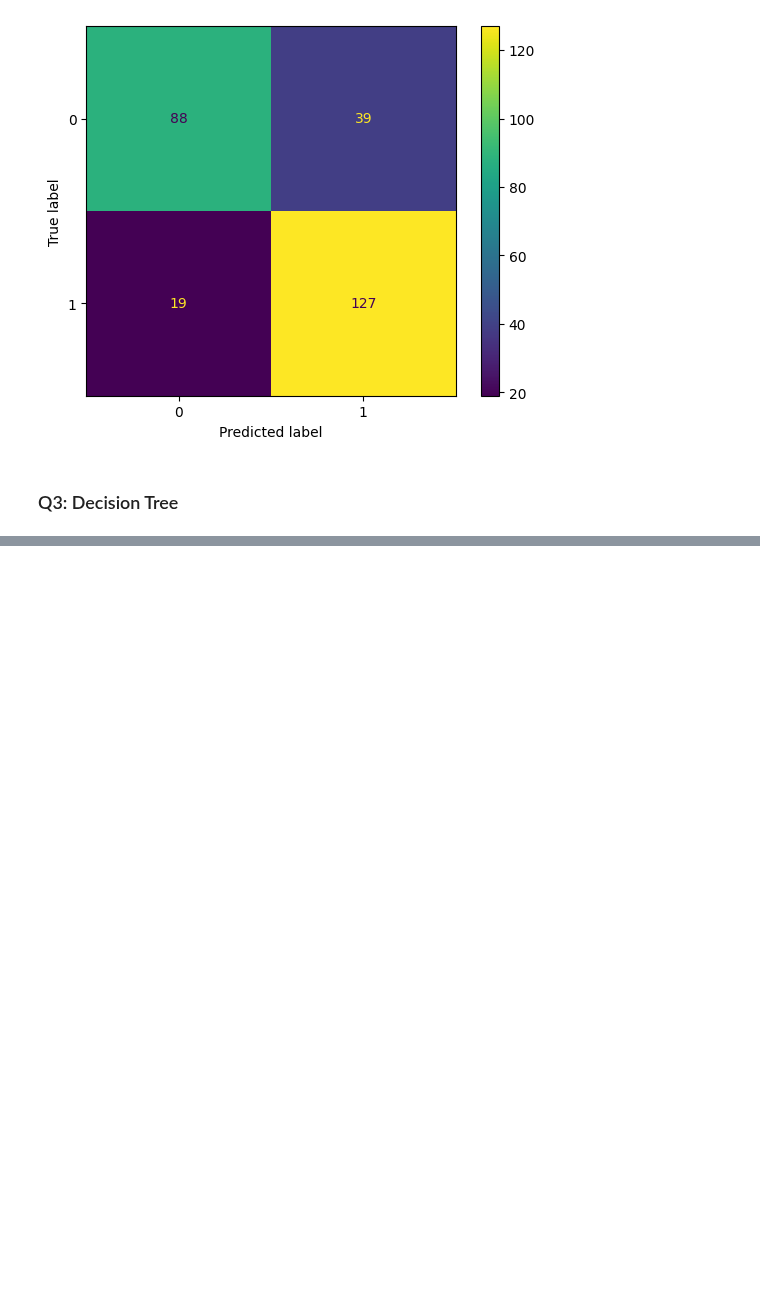
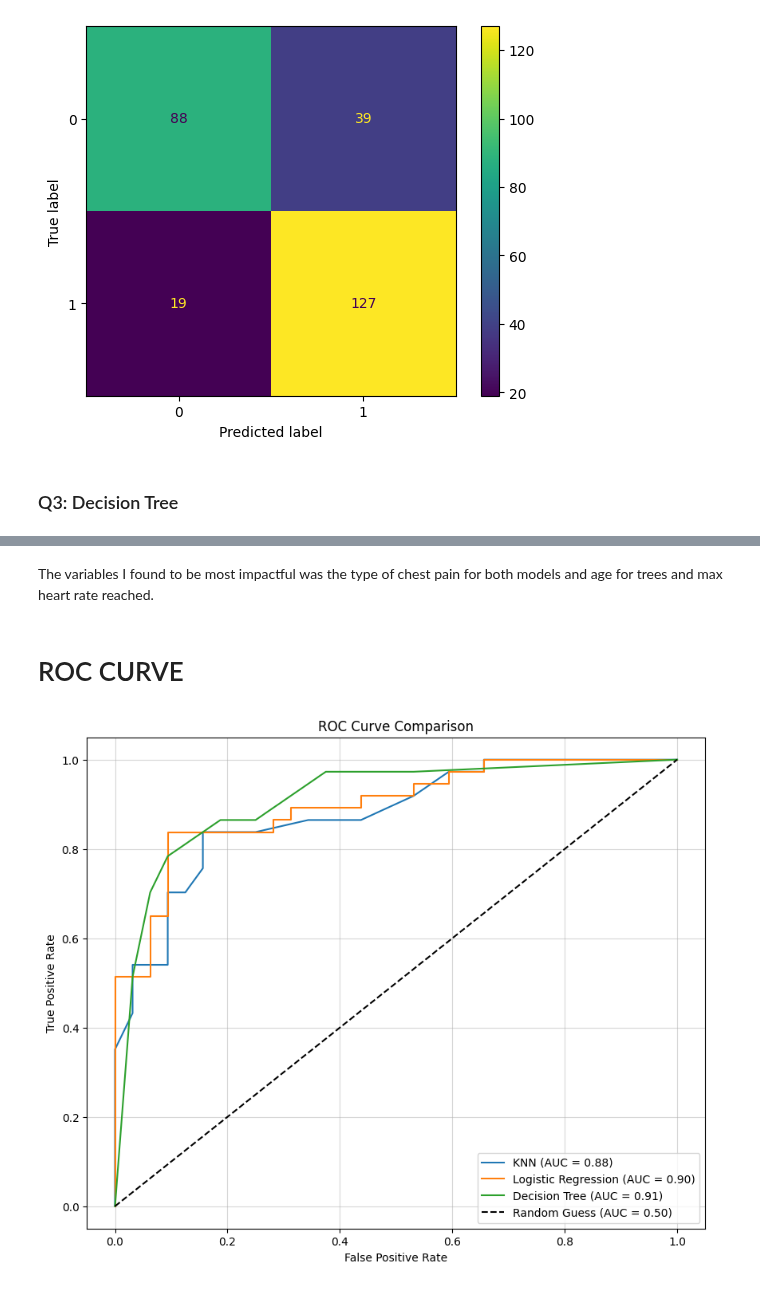
Before and after one commit to alexandragrover/GSB-544, a Jupyter notebook: Labs/Lab7/Lab7.ipynb, the cells around one changed output, grey strips where cells are left out. Saved outputs shown, nothing was run; the diff lists cells and outputs as text; code cells hidden in the pictures; blank space fills up the shorter version.

```diff
--- a/Labs/Lab7/Lab7.ipynb
+++ b/Labs/Lab7/Lab7.ipynb
@@ -209,0 +377,44 @@ ROC AUC 0.7673043324491601
+# %% [markdown]
+The variables I found to be most impactful was the type of chest pain for both models and age for trees and max heart rate reached.
+# %% [markdown]
+# ROC CURVE
+# %%
+#PLot ROC curve: used chat gpt
+X_train, X_test, y_train, y_test = train_test_split(X, y, stratify=y, random_state = 3)
+
+probs_knn = knn_model2.predict_proba(X_test)[:, 1]
+probs_log_reg = best_log_model2 .predict_proba(X_test)[:, 1]
+probs_decision_tree = dt_best_model.predict_proba(X_test)[:, 1]
+
+fpr_knn, tpr_knn, thresholds_knn = roc_curve(y_test, probs_knn)
+fpr_log_reg, tpr_log_reg, thresholds_log_reg = roc_curve(y_test, probs_log_reg)
+fpr_decision_tree, tpr_decision_tree, thresholds_decision_tree = roc_curve(y_test, probs_decision_tree)
+
+auc_knn = auc(fpr_knn, tpr_knn)
+auc_log_reg = auc(fpr_log_reg, tpr_log_reg)
+auc_decision_tree = auc(fpr_decision_tree, tpr_decision_tree)
+# %%
+#chat gpt helped me create this plot
+plt.figure(figsize=(10, 8))
+
+# KNN ROC Curve
+plt.plot(fpr_knn, tpr_knn, label=f'KNN (AUC = {auc_knn:.2f})')
+
+# Logistic Regression ROC Curve
+plt.plot(fpr_log_reg, tpr_log_reg, label=f'Logistic Regression (AUC = {auc_log_reg:.2f})')
+
+# Decision Tree ROC Curve
+plt.plot(fpr_decision_tree, tpr_decision_tree, label=f'Decision Tree (AUC = {auc_decision_tree:.2f})')
+
+# Plot settings
+plt.plot([0, 1], [0, 1], 'k--', label="Random Guess (AUC = 0.50)")  # Diagonal line
+plt.xlabel('False Positive Rate')
+plt.ylabel('True Positive Rate')
+plt.title('ROC Curve Comparison')
+plt.legend(loc='lower right')
+plt.grid(alpha=0.5)
+
+# Show the plot
+plt.show()
+# %% [output]
+[figure, added]
```
Also changed, not shown: parts of 15 cells of this notebook, 2 other files.
